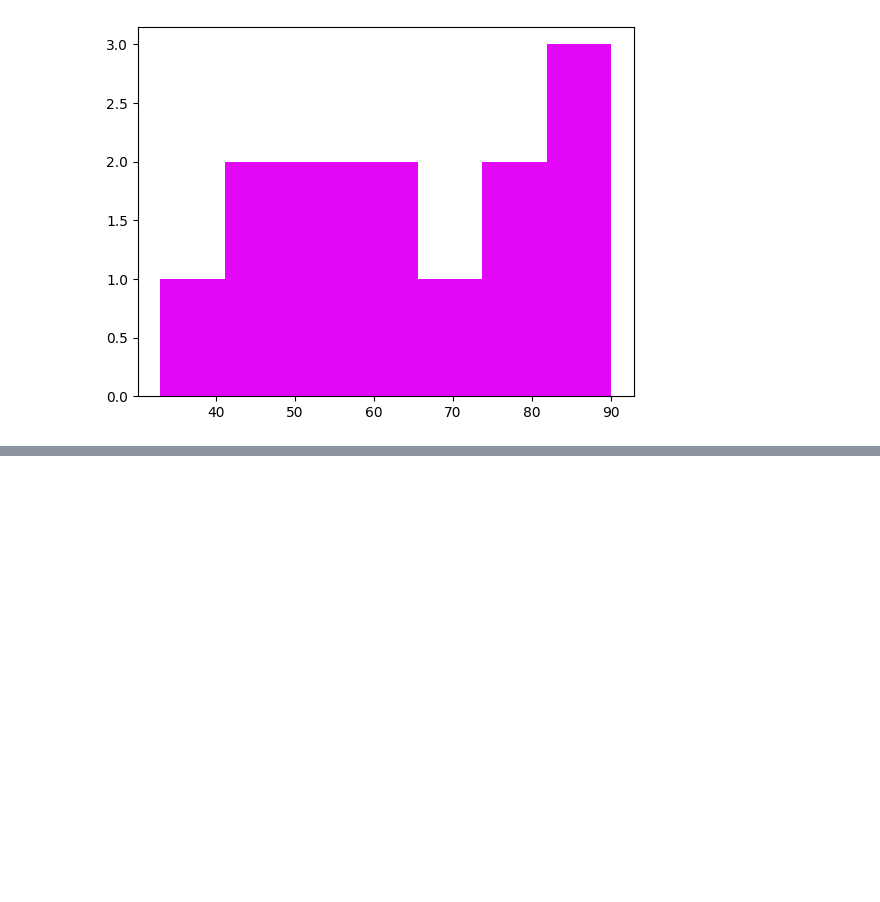
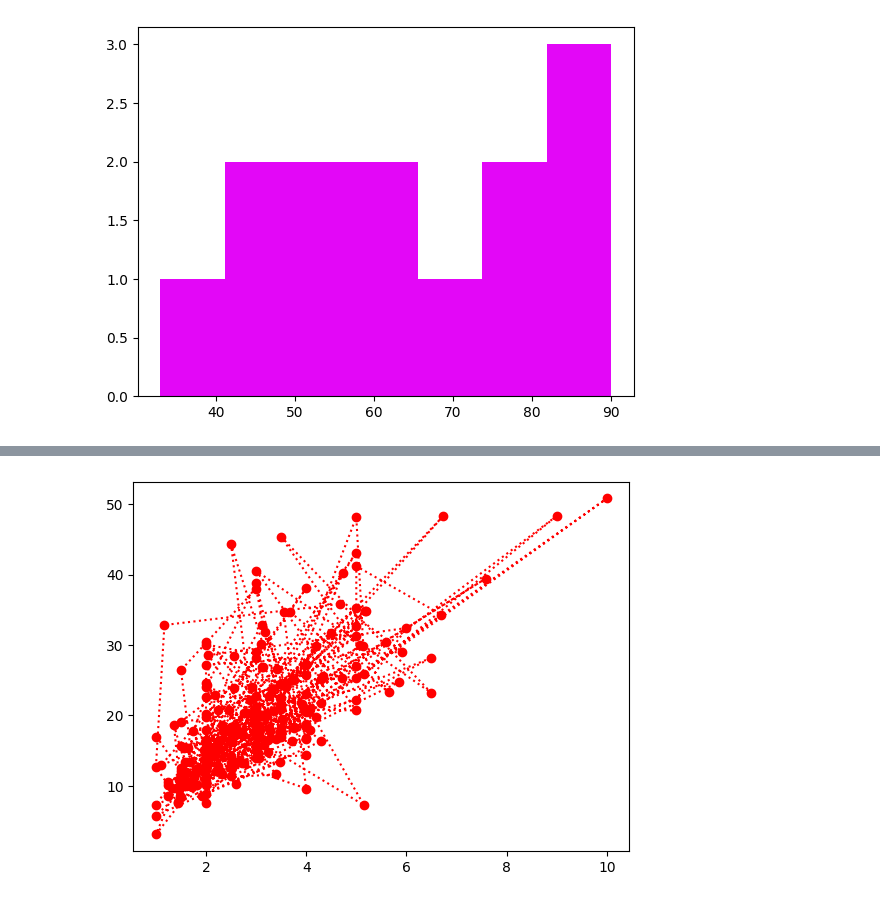
Before and after one commit to Akashmadasu1/My_Python_Notes, a Jupyter notebook: Data_Visualisation.ipynb, the cells around one changed output, grey strips where cells are left out. Saved outputs shown, nothing was run; the diff lists cells and outputs as text; code cells hidden in the pictures; blank space fills up the shorter version.

```diff
--- a/Data_Visualisation.ipynb
+++ b/Data_Visualisation.ipynb
@@ -209,0 +217,4 @@ plt.show()
+# %%
+#use the default datasets from the seaborn
+data = sns.load_dataset('tips')
+data.head()
@@ -209,0 +228,6 @@ plt.show()
+# %%
+#draw a line plot between the tip and total_bill
+plt.plot(data['tip'],data['total_bill'],'o:r')
+plt.show()
+# %% [output]
+[figure, added]
```
Also changed, not shown: parts of 34 cells of this notebook.
